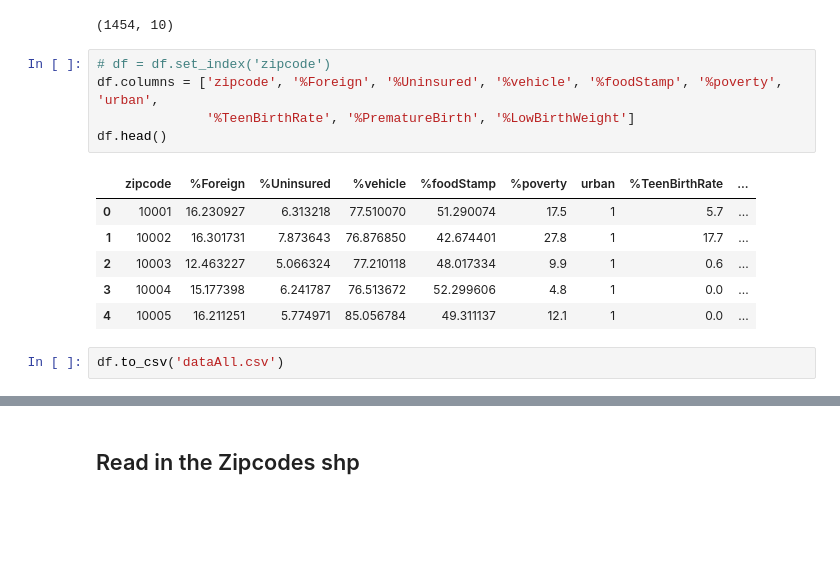
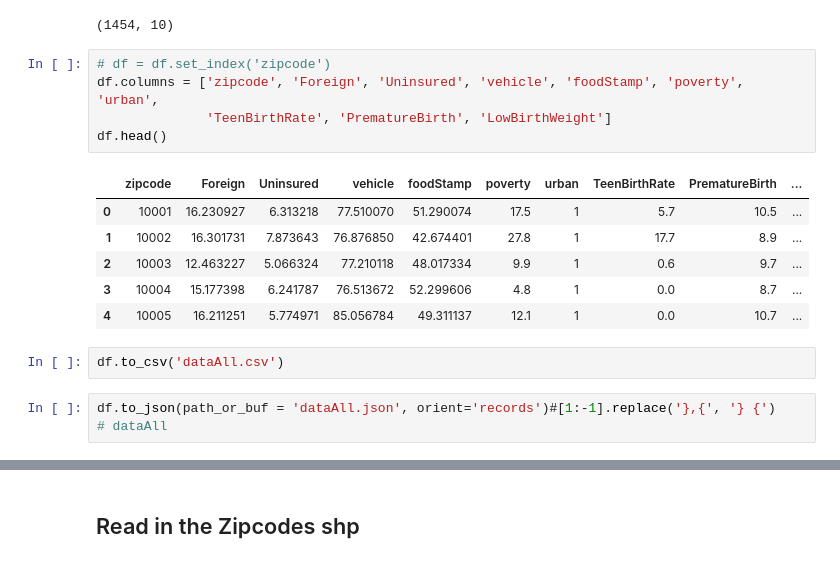
Before and after one commit to danachermesh/Food_Deserts_ML, a Jupyter notebook: FoodDeserts.BirthOutcomes_ML_analysis.ipynb, the cells around one changed output, grey strips where cells are left out. Saved outputs shown, nothing was run; the diff lists cells and outputs as text; blank space fills up the shorter version.

```diff
--- a/FoodDeserts.BirthOutcomes_ML_analysis.ipynb
+++ b/FoodDeserts.BirthOutcomes_ML_analysis.ipynb
@@ -107,15 +107,18 @@ print(df.shape)
 (1454, 10)
 # %%
 # df = df.set_index('zipcode')
-df.columns = ['zipcode', '%Foreign', '%Uninsured', '%vehicle', '%foodStamp', '%poverty', 'urban',
-              '%TeenBirthRate', '%PrematureBirth', '%LowBirthWeight']
+df.columns = ['zipcode', 'Foreign', 'Uninsured', 'vehicle', 'foodStamp', 'poverty', 'urban',
+              'TeenBirthRate', 'PrematureBirth', 'LowBirthWeight']
 df.head()
 # %% [output]
-|  | zipcode | %Foreign | %Uninsured | %vehicle | %foodStamp | %poverty | urban | %TeenBirthRate | ... |
-| 0 | 10001 | 16.230927 | 6.313218 | 77.510070 | 51.290074 | 17.5 | 1 | 5.7 | ... |
-| 1 | 10002 | 16.301731 | 7.873643 | 76.876850 | 42.674401 | 27.8 | 1 | 17.7 | ... |
-| 2 | 10003 | 12.463227 | 5.066324 | 77.210118 | 48.017334 | 9.9 | 1 | 0.6 | ... |
-| 3 | 10004 | 15.177398 | 6.241787 | 76.513672 | 52.299606 | 4.8 | 1 | 0.0 | ... |
-| 4 | 10005 | 16.211251 | 5.774971 | 85.056784 | 49.311137 | 12.1 | 1 | 0.0 | ... |
+|  | zipcode | Foreign | Uninsured | vehicle | foodStamp | poverty | urban | TeenBirthRate | PrematureBirth | ... |
+| 0 | 10001 | 16.230927 | 6.313218 | 77.510070 | 51.290074 | 17.5 | 1 | 5.7 | 10.5 | ... |
+| 1 | 10002 | 16.301731 | 7.873643 | 76.876850 | 42.674401 | 27.8 | 1 | 17.7 | 8.9 | ... |
+| 2 | 10003 | 12.463227 | 5.066324 | 77.210118 | 48.017334 | 9.9 | 1 | 0.6 | 9.7 | ... |
+| 3 | 10004 | 15.177398 | 6.241787 | 76.513672 | 52.299606 | 4.8 | 1 | 0.0 | 8.7 | ... |
+| 4 | 10005 | 16.211251 | 5.774971 | 85.056784 | 49.311137 | 12.1 | 1 | 0.0 | 10.7 | ... |
 # %%
 df.to_csv('dataAll.csv')
+# %%
+df.to_json(path_or_buf = 'dataAll.json', orient='records')#[1:-1].replace('},{', '} {')
+# dataAll
```
Also changed, not shown: parts of 4 cells of this notebook.
